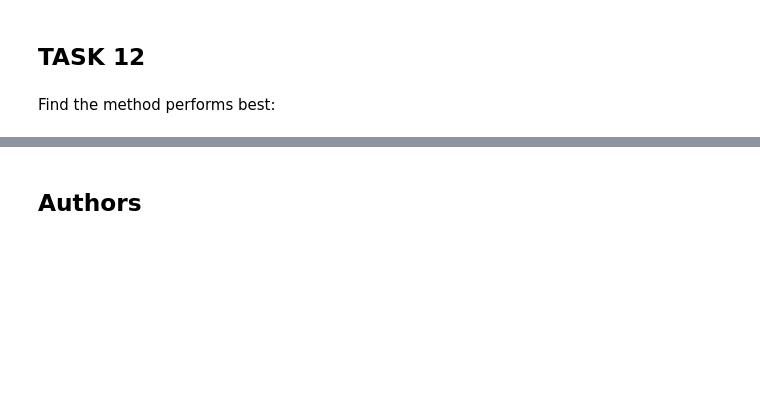
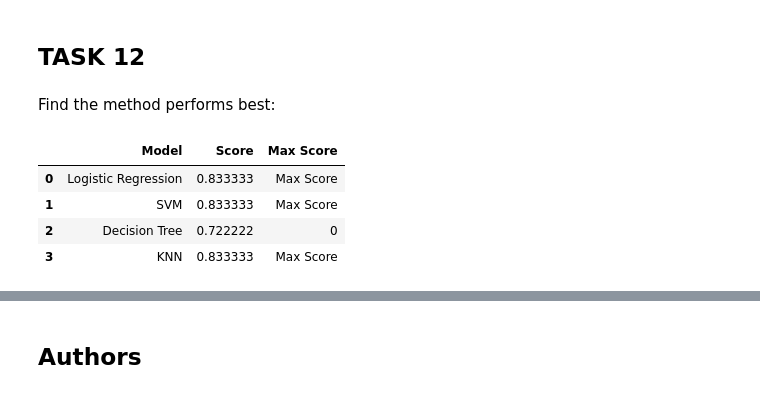
Before and after one commit to gkhnelbstn/ibmcapstoneproject, a Jupyter notebook: SpaceX_Machine_Learning_Prediction_Part_5.jupyterlite.ipynb, the cells around one changed output, grey strips where cells are left out. Saved outputs shown, nothing was run; the diff lists cells and outputs as text; code cells hidden in the pictures; blank space fills up the shorter version.

```diff
--- a/SpaceX_Machine_Learning_Prediction_Part_5.jupyterlite.ipynb
+++ b/SpaceX_Machine_Learning_Prediction_Part_5.jupyterlite.ipynb
@@ -349,2 +346,21 @@ Find the method performs best:
 # After comparing accuracy of above methods, they all preformed practically
 # the same, except for tree which fit train data slightly better but test data worse.
+# %%
+# Compile model scores into a DataFrame and then identify and label the maximum score
+ranking_dict = {'Model':['Logistic Regression', 'SVM', 'Decision Tree', 'KNN'], 'Score':[logistic_regression_score, svm_score, decision_tree_score, knn_score]}
+ranking_df = pd.DataFrame(ranking_dict)
+
+def assign_status(score):
+    if score == ranking_df['Score'].max():
+        return 'Max Score'
+    else:
+        return '0'
+
+ranking_df['Max Score'] = ranking_df['Score'].apply(assign_status)
+ranking_df
+# %% [output]
+|  | Model | Score | Max Score |
+| 0 | Logistic Regression | 0.833333 | Max Score |
+| 1 | SVM | 0.833333 | Max Score |
+| 2 | Decision Tree | 0.722222 | 0 |
+| 3 | KNN | 0.833333 | Max Score |
```
Also changed, not shown: parts of 13 cells of this notebook, 1 other file.
